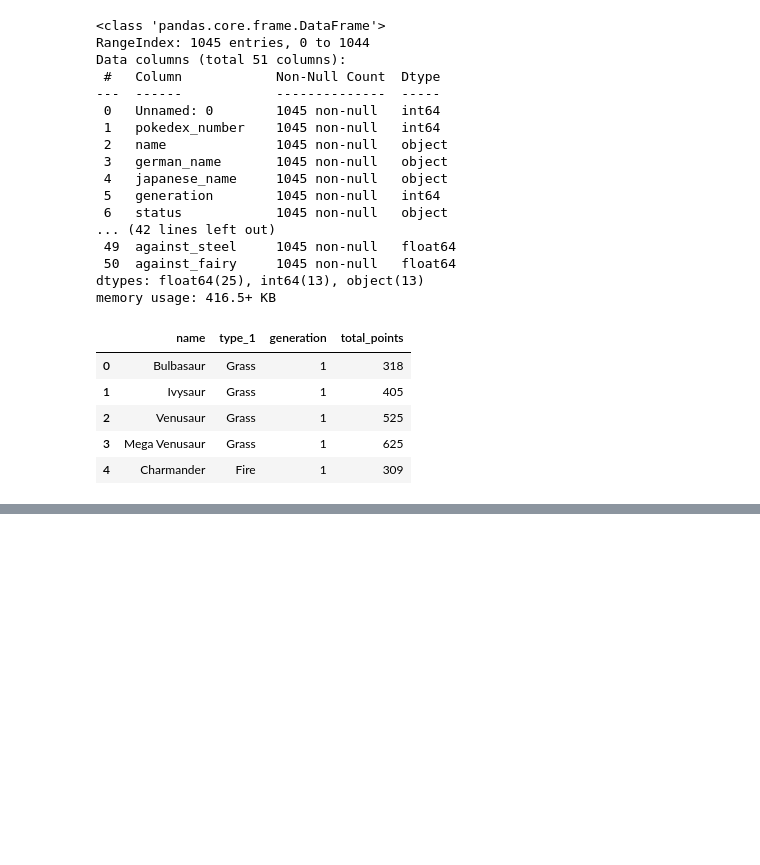
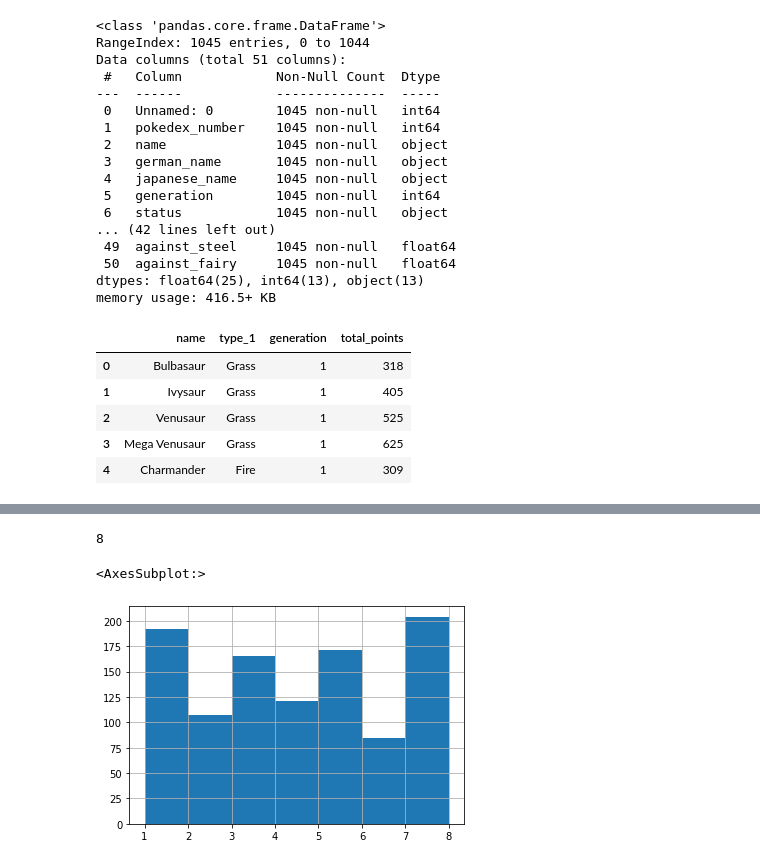
Before and after one commit to 1990Jasonlee/AirflowWeekend, a Jupyter notebook: Pokemon.ipynb, the cells around one changed output, grey strips where cells are left out. Drawn from its saved outputs; the diff is of its cells as text; code cells hidden in the pictures; blank space fills up the shorter version.

```diff
--- a/Pokemon.ipynb
+++ b/Pokemon.ipynb
@@ -46,0 +94,10 @@ df.head()
+# %%
+df1['generation'].max()
+# %% [output]
+8
+# %%
+bins = [1, 2, 3, 4, 5, 6, 7, 8]
+df1['generation'].hist(bins=bins)
+# %% [output]
+<AxesSubplot:>
+[figure, added]
```
Also changed, not shown: parts of 6 cells of this notebook.
